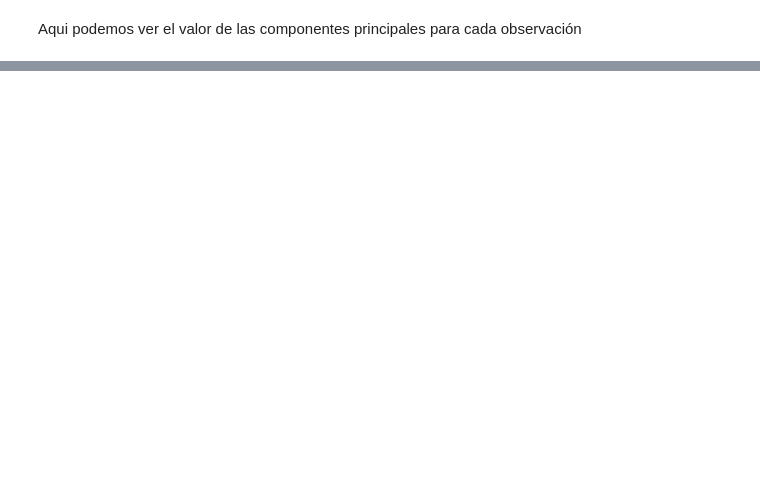
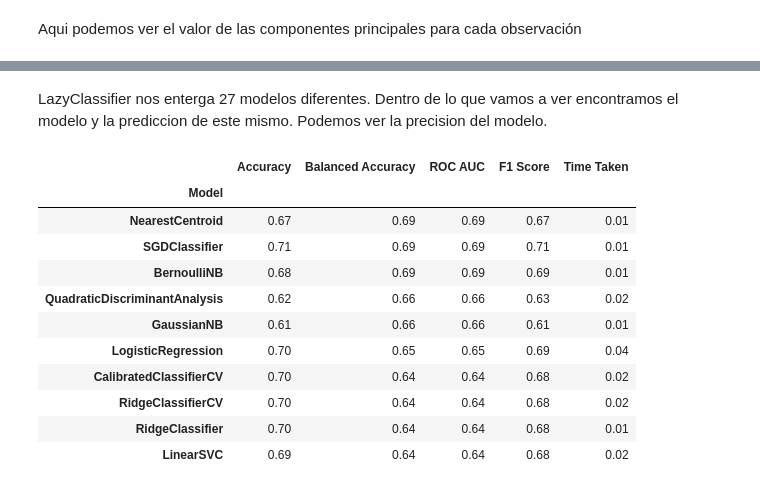
Before and after one commit to Ganimidees/Ciencia-de-datos-Examen, a Jupyter notebook: Examen.ipynb, the cells around one changed output, grey strips where cells are left out. Saved outputs shown, nothing was run; the diff lists cells and outputs as text; code cells hidden in the pictures; blank space fills up the shorter version.

```diff
--- a/Examen.ipynb
+++ b/Examen.ipynb
@@ -364,0 +383,10 @@ Aqui podemos ver el valor de las componentes principales para cada observación
+# %%
+X = df_1
+# %%
+X_train, X_test, y_train, y_test = train_test_split(X, y, test_size=0.2, random_state=2023)
+# %%
+std = StandardScaler()
+X_train_std = std.fit_transform(X_train)
+X_test_std = std.fit_transform(X_test)
+# %%
+models, predictions = LazyClassifier().fit(X_train_std, X_test_std, y_train, y_test)
@@ -364,0 +401,17 @@ Aqui podemos ver el valor de las componentes principales para cada observación
+# %% [markdown]
+LazyClassifier nos enterga 27 modelos diferentes. Dentro de lo que vamos a ver encontramos el modelo y la prediccion de este mismo. Podemos ver la precision del modelo.
+# %%
+models[:10]
+# %% [output]
+|  | Accuracy | Balanced Accuracy | ROC AUC | F1 Score | Time Taken |
+| Model |  |  |  |  |  |
+| NearestCentroid | 0.67 | 0.69 | 0.69 | 0.67 | 0.01 |
+| SGDClassifier | 0.71 | 0.69 | 0.69 | 0.71 | 0.01 |
+| BernoulliNB | 0.68 | 0.69 | 0.69 | 0.69 | 0.01 |
+| QuadraticDiscriminantAnalysis | 0.62 | 0.66 | 0.66 | 0.63 | 0.02 |
+| GaussianNB | 0.61 | 0.66 | 0.66 | 0.61 | 0.01 |
+| LogisticRegression | 0.70 | 0.65 | 0.65 | 0.69 | 0.04 |
+| CalibratedClassifierCV | 0.70 | 0.64 | 0.64 | 0.68 | 0.02 |
+| RidgeClassifierCV | 0.70 | 0.64 | 0.64 | 0.68 | 0.02 |
+| RidgeClassifier | 0.70 | 0.64 | 0.64 | 0.68 | 0.01 |
+| LinearSVC | 0.69 | 0.64 | 0.64 | 0.68 | 0.02 |
```
Also changed, not shown: parts of 14 cells of this notebook.
